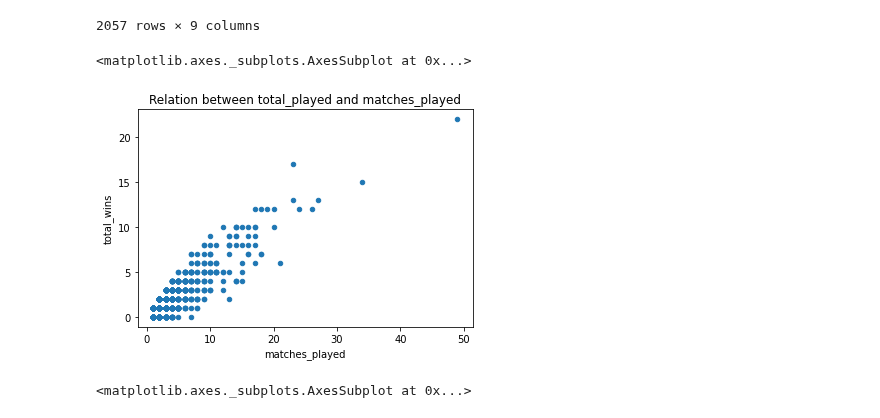
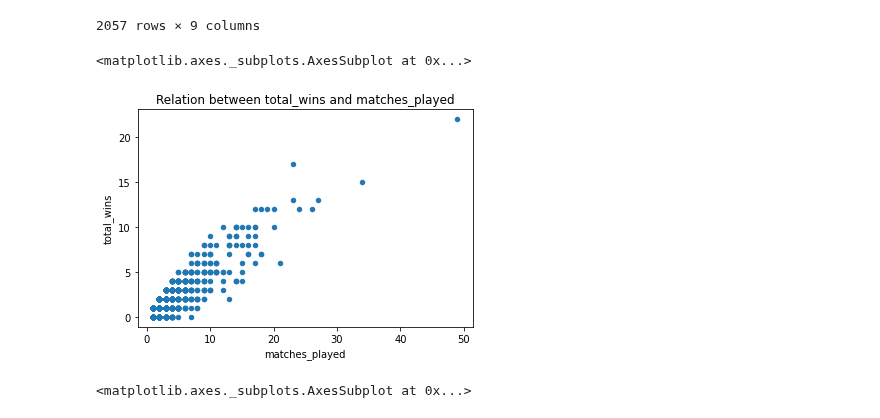
Before and after one commit to victor-s-santos/DataAnalystic-Test, a Jupyter notebook: Analysis2.ipynb, the cells around one changed output. Drawn from its saved outputs; the diff is of its cells as text; code cells hidden in the pictures.

```diff
--- a/Analysis2.ipynb
+++ b/Analysis2.ipynb
@@ -129,10 +129,10 @@ my_df
 # %%
 import matplotlib.pyplot as plt
 
-my_df.plot(x ='matches_played', y='total_wins', kind = 'scatter', title = 'Relation between total_played and matches_played')
+my_df.plot(x ='matches_played', y='total_wins', kind = 'scatter', title = 'Relation between total_wins and matches_played')
 # %% [output]
 <matplotlib.axes._subplots.AxesSubplot at 0x...>
-[figure, old version]
+[figure, new version]
 # %%
 my_df.plot(x = 'total_wins', y = 'hs', kind = 'scatter', title = "Relation between headshots and total number of wins")
 # %% [output]
```
Also changed, not shown: parts of 4 cells of this notebook, 1 other file.
